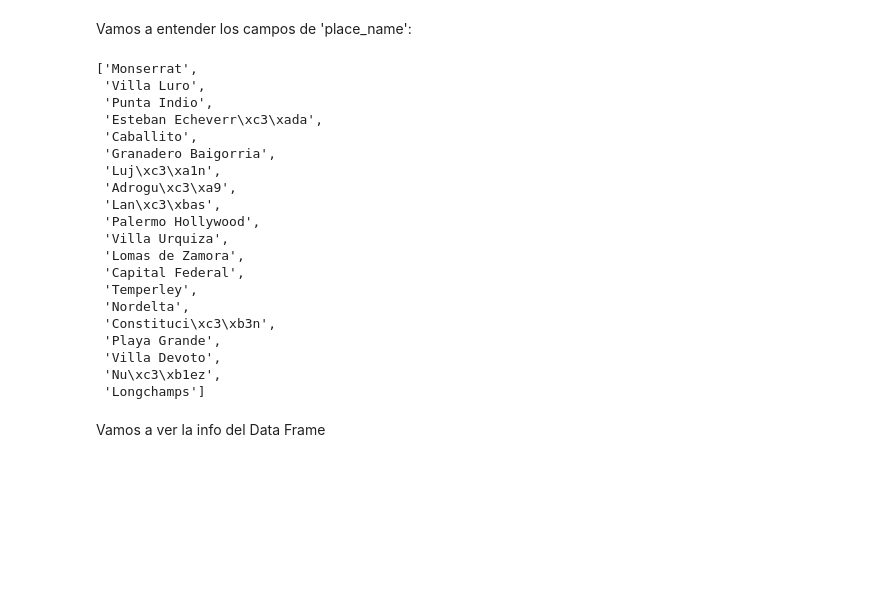
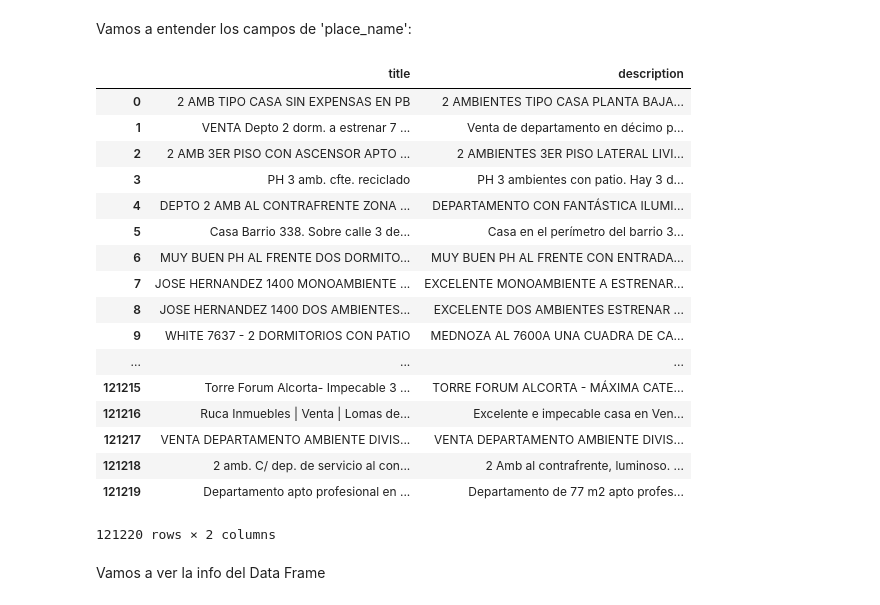
Before and after one commit to atognola/G8_DS_DH, a Jupyter notebook: Limpieza.ipynb, the cells around one changed output. Drawn from its saved outputs; the diff is of its cells as text; code cells hidden in the pictures; blank space fills up the shorter version.

```diff
--- a/Limpieza.ipynb
+++ b/Limpieza.ipynb
@@ -45,29 +45,27 @@ set(df['property_type'])
 {'PH', 'apartment', 'house', 'store'}
 # %% [markdown]
 Vamos a entender los campos de 'place_name':
-# %%
-random.sample(set(df['place_name']),20)
-# %% [output]
-['Monserrat',
- 'Villa Luro',
- 'Punta Indio',
- 'Esteban Echeverr\xc3\xada',
- 'Caballito',
- 'Granadero Baigorria',
- 'Luj\xc3\xa1n',
- 'Adrogu\xc3\xa9',
- 'Lan\xc3\xbas',
- 'Palermo Hollywood',
- 'Villa Urquiza',
- 'Lomas de Zamora',
- 'Capital Federal',
- 'Temperley',
- 'Nordelta',
- 'Constituci\xc3\xb3n',
- 'Playa Grande',
- 'Villa Devoto',
- 'Nu\xc3\xb1ez',
- 'Longchamps']
+# %%
+df[["title","description"]]
+# %% [output]
+|  | title | description |
+| 0 | 2 AMB TIPO CASA SIN EXPENSAS EN PB | 2 AMBIENTES TIPO CASA PLANTA BAJA... |
+| 1 | VENTA Depto 2 dorm. a estrenar 7 ... | Venta de departamento en décimo p... |
+| 2 | 2 AMB 3ER PISO CON ASCENSOR APTO ... | 2 AMBIENTES 3ER PISO LATERAL LIVI... |
+| 3 | PH 3 amb. cfte. reciclado | PH 3 ambientes con patio. Hay 3 d... |
+| 4 | DEPTO 2 AMB AL CONTRAFRENTE ZONA ... | DEPARTAMENTO CON FANTÁSTICA ILUMI... |
+| 5 | Casa Barrio 338. Sobre calle 3 de... | Casa en el perímetro del barrio 3... |
+| 6 | MUY BUEN PH AL FRENTE DOS DORMITO... | MUY BUEN PH AL FRENTE CON ENTRADA... |
+| 7 | JOSE HERNANDEZ 1400 MONOAMBIENTE ... | EXCELENTE MONOAMBIENTE A ESTRENAR... |
+| 8 | JOSE HERNANDEZ 1400 DOS AMBIENTES... | EXCELENTE DOS AMBIENTES ESTRENAR ... |
+| 9 | WHITE 7637 - 2 DORMITORIOS CON PATIO | MEDNOZA AL 7600A UNA CUADRA DE CA... |
+| ... | ... | ... |
+| 121215 | Torre Forum Alcorta- Impecable 3 ... | TORRE FORUM ALCORTA - MÁXIMA CATE... |
+| 121216 | Ruca Inmuebles | Venta | Lomas de... | Excelente e impecable casa en Ven... |
+| 121217 | VENTA DEPARTAMENTO AMBIENTE DIVIS... | VENTA DEPARTAMENTO AMBIENTE DIVIS... |
+| 121218 | 2 amb. C/ dep. de servicio al con... | 2 Amb al contrafrente, luminoso. ... |
+| 121219 | Departamento apto profesional en ... | Departamento de 77 m2 apto profes... |
+121220 rows × 2 columns
 # %% [markdown]
 Vamos a ver la info del Data Frame
 # %%
```
Also changed, not shown: parts of 8 cells of this notebook, 3 other files.
